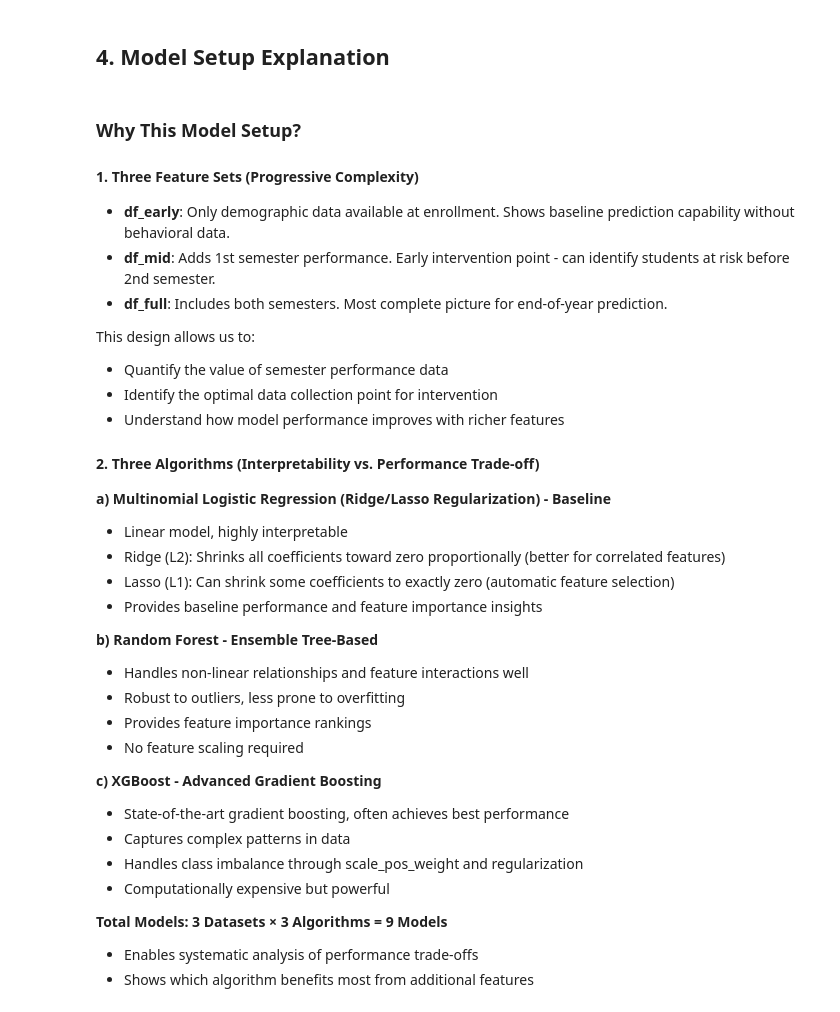
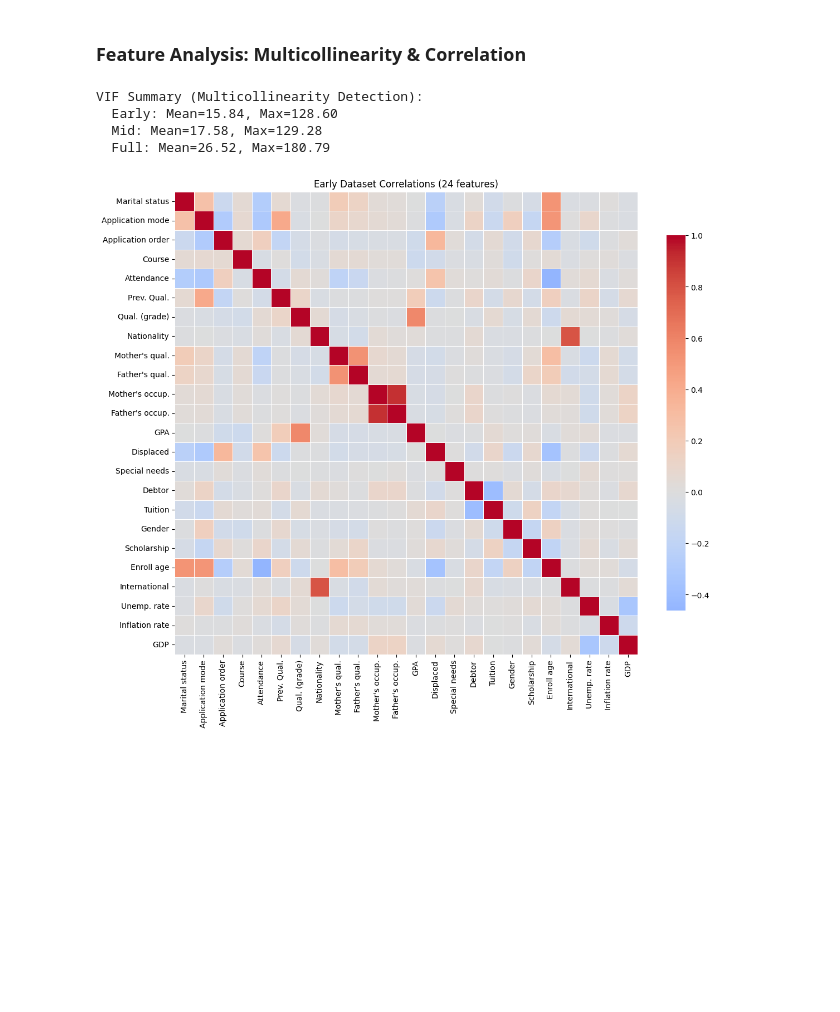
Before and after one commit to joycheng88/ml_early_dropout_detection, a Jupyter notebook: model_training.ipynb, the cells around one changed output. Saved outputs shown, nothing was run; the diff lists cells and outputs as text; code cells hidden in the pictures; blank space fills up the shorter version.

```diff
--- a/model_training.ipynb
+++ b/model_training.ipynb
@@ -185,38 +235,36 @@ Target labels mapping: {'Dropout': np.int64(0), 'Enrolled': np.int64(1), 'Gradua
-# %% [markdown]
-## 4. Model Setup Explanation
-# %% [markdown]
-### Why This Model Setup?
-
-#### 1. **Three Feature Sets (Progressive Complexity)**
-- **df_early**: Only demographic data available at enrollment. Shows baseline prediction capability without behavioral data.
-- **df_mid**: Adds 1st semester performance. Early intervention point - can identify students at risk before 2nd semester.
-- **df_full**: Includes both semesters. Most complete picture for end-of-year prediction.
-
-This design allows us to:
-- Quantify the value of semester performance data
-- Identify the optimal data collection point for intervention
-- Understand how model performance improves with richer features
-
-#### 2. **Three Algorithms (Interpretability vs. Performance Trade-off)**
-
-**a) Multinomial Logistic Regression (Ridge/Lasso Regularization) - Baseline**
-- Linear model, highly interpretable
-- Ridge (L2): Shrinks all coefficients toward zero proportionally (better for correlated features)
-- Lasso (L1): Can shrink some coefficients to exactly zero (automatic feature selection)
-- Provides baseline performance and feature importance insights
-
-**b) Random Forest - Ensemble Tree-Based**
-- Handles non-linear relationships and feature interactions well
-- Robust to outliers, less prone to overfitting
-- Provides feature importance rankings
-- No feature scaling required
-
-**c) XGBoost - Advanced Gradient Boosting**
-- State-of-the-art gradient boosting, often achieves best performance
-- Captures complex patterns in data
-- Handles class imbalance through scale_pos_weight and regularization
-- Computationally expensive but powerful
-
-**Total Models: 3 Datasets × 3 Algorithms = 9 Models**
-- Enables systematic analysis of performance trade-offs
-- Shows which algorithm benefits most from additional features
+# %% [markdown]
+### Feature Analysis: Multicollinearity & Correlation
+# %%
+from statsmodels.stats.outliers_influence import variance_inflation_factor
+
+def compute_vif(X):
+    vif_data = pd.DataFrame()
+    vif_data["Feature"] = X.columns
+    vif_data["VIF"] = [variance_inflation_factor(X.values, i) for i in range(X.shape[1])]
+    return vif_data.sort_values('VIF', ascending=False)
+
+vif_results = {}
+vif_early = compute_vif(X_early)
+vif_mid = compute_vif(X_mid)
+vif_full = compute_vif(X_full)
+
+vif_results = {'early': vif_early, 'mid': vif_mid, 'full': vif_full}
+
+print("VIF Summary (Multicollinearity Detection):")
+print(f"  Early: Mean={vif_early['VIF'].mean():.2f}, Max={vif_early['VIF'].max():.2f}")
+print(f"  Mid: Mean={vif_mid['VIF'].mean():.2f}, Max={vif_mid['VIF'].max():.2f}")
+print(f"  Full: Mean={vif_full['VIF'].mean():.2f}, Max={vif_full['VIF'].max():.2f}")
+# %% [output]
+VIF Summary (Multicollinearity Detection):
+  Early: Mean=15.84, Max=128.60
+  Mid: Mean=17.58, Max=129.28
+  Full: Mean=26.52, Max=180.79
+# %%
+corr_early = X_early.corr()
+plt.figure(figsize=(12, 10))
+sns.heatmap(corr_early, cmap='coolwarm', center=0, square=True, linewidths=0.5, cbar_kws={"shrink": 0.8})
+plt.title(f'Early Dataset Correlations ({X_early.shape[1]} features)')
+plt.tight_layout()
+plt.show()
+# %% [output]
+[figure, added]
```
Also changed, not shown: parts of 45 cells of this notebook, 4 other files.
